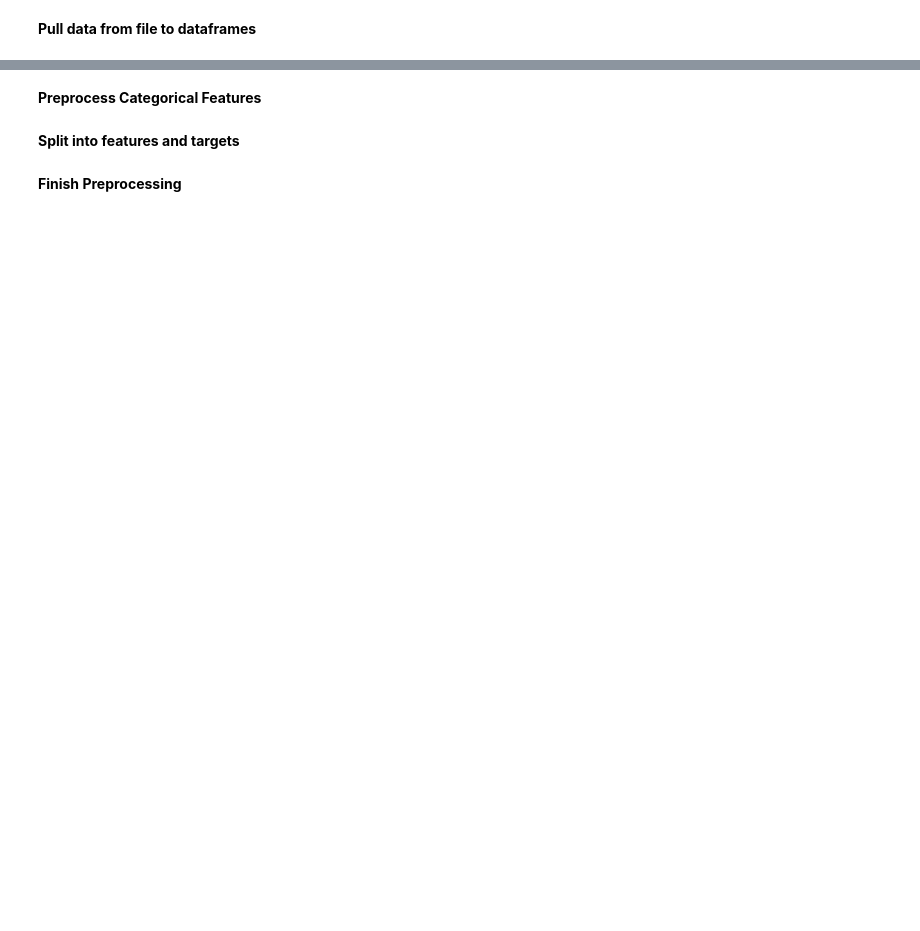
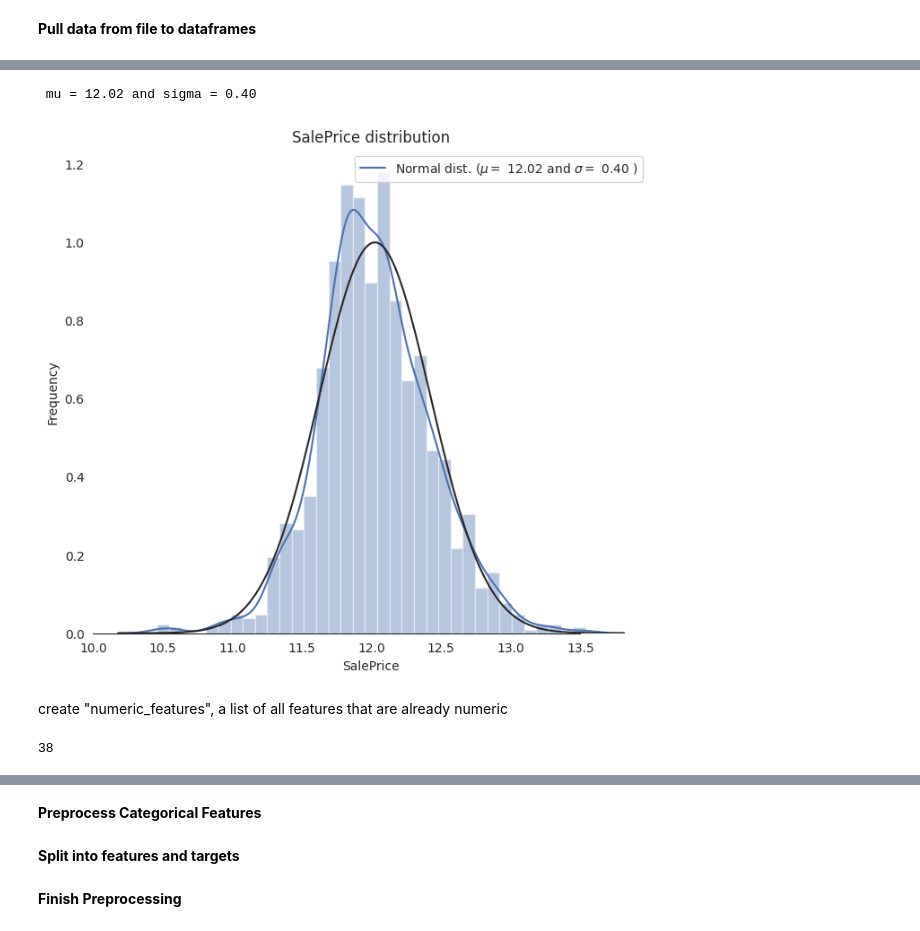
Before and after one commit to KatelinVincent/ML_final_project, a Jupyter notebook: Report.ipynb, the cells around one changed output, grey strips where cells are left out. Saved outputs shown, nothing was run; the diff lists cells and outputs as text; code cells hidden in the pictures; blank space fills up the shorter version.

```diff
--- a/Report.ipynb
+++ b/Report.ipynb
@@ -26,0 +69,40 @@ df_test
+# %%
+train["SalePrice"] = np.log1p(train["SalePrice"])
+# %%
+sns.set_style("white")
+sns.set_color_codes(palette='deep')
+f, ax = plt.subplots(figsize=(8, 7))
+#Check the new distribution
+sns.distplot(train['SalePrice'] , fit=norm, color="b");
+
+# Get the fitted parameters used by the function
+(mu, sigma) = norm.fit(train['SalePrice'])
+print( '\n mu = {:.2f} and sigma = {:.2f}\n'.format(mu, sigma))
+
+#Now plot the distribution
+plt.legend(['Normal dist. ($\mu=$ {:.2f} and $\sigma=$ {:.2f} )'.format(mu, sigma)],
+            loc='best')
+ax.xaxis.grid(False)
+ax.set(ylabel="Frequency")
+ax.set(xlabel="SalePrice")
+ax.set(title="SalePrice distribution")
+sns.despine(trim=True, left=True)
+
+plt.show()
+# %% [output]
+ mu = 12.02 and sigma = 0.40
+[figure, added]
+# %% [markdown]
+create "numeric_features", a list of all features that are already numeric
+# %%
+numeric_dtypes = ['int16', 'int32', 'int64', 'float16', 'float32', 'float64']
+numeric_features = []
+for i in train.columns:
+    if train[i].dtype in numeric_dtypes:
+        if i in ['TotalSF', 'Total_Bathrooms','Total_porch_sf','haspool','hasgarage','hasbsmt','hasfireplace']:
+            pass
+        else:
+            numeric_features.append(i)
+len(numeric_features)
+# %% [output]
+38
```
Also changed, not shown: parts of 23 cells of this notebook.
